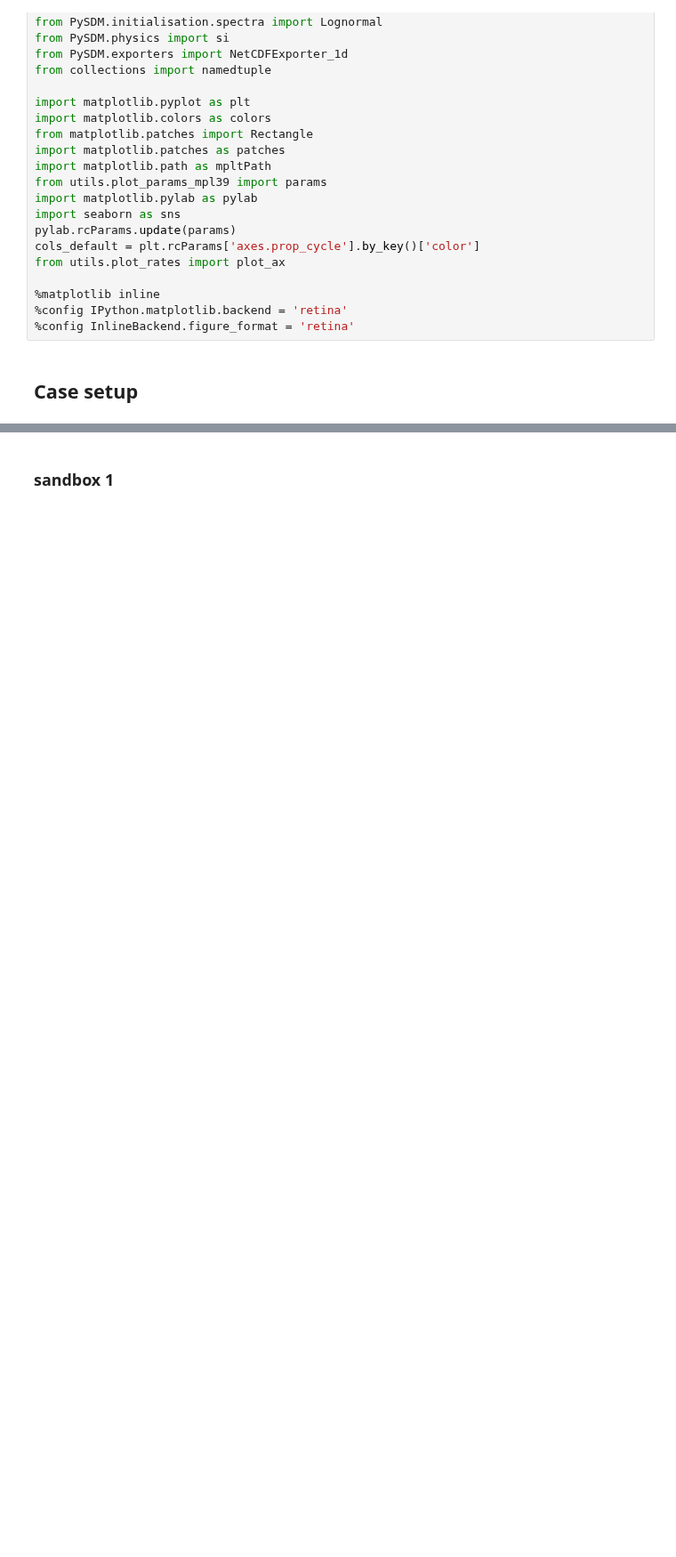
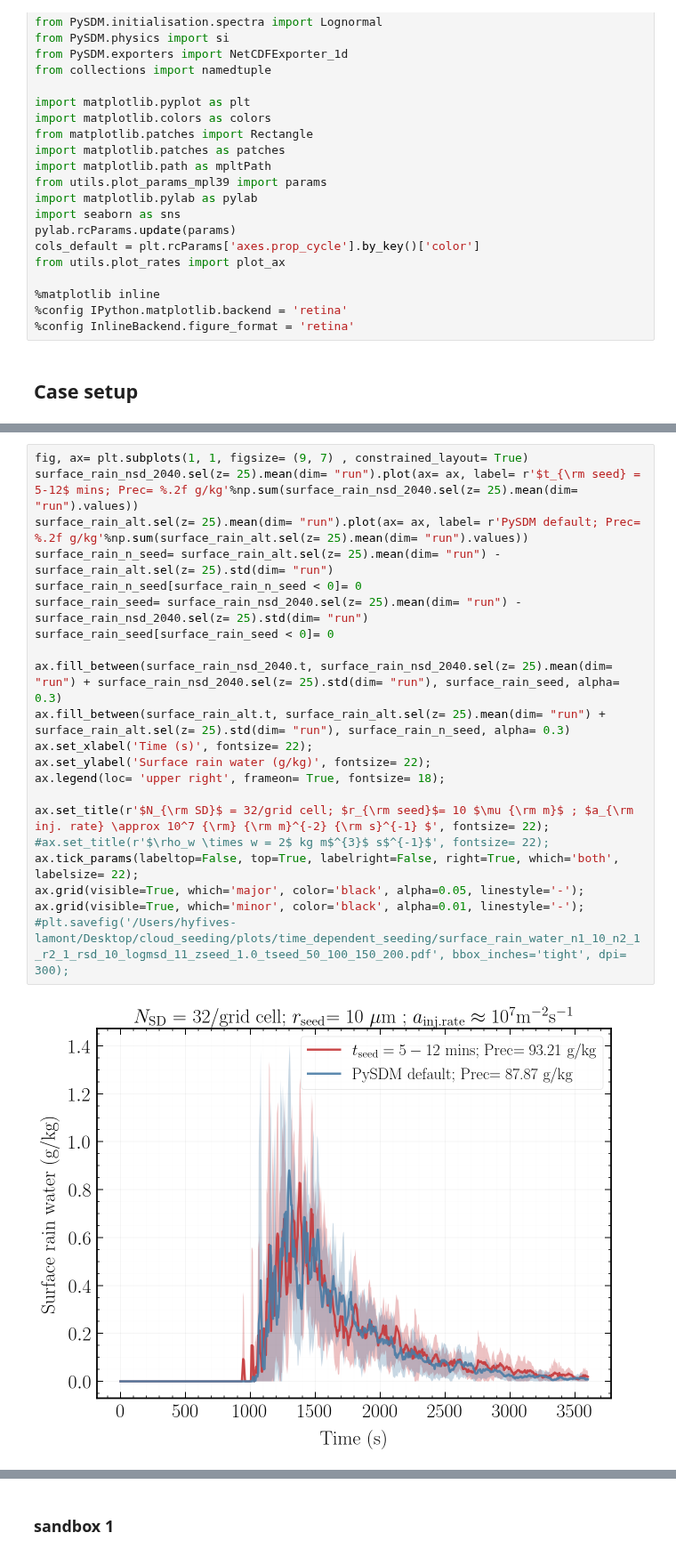
Before and after one commit to jtbuch/PySDM, a Jupyter notebook: examples/PySDM_examples/Buch_et_al_2024/plot_script_sd_update.ipynb, the cells around one changed output, grey strips where cells are left out. Shown at 89% size. Cells and saved outputs as stored; diff of their text form; blank space fills up the shorter version.

```diff
--- a/examples/PySDM_examples/Buch_et_al_2024/plot_script_sd_update.ipynb
+++ b/examples/PySDM_examples/Buch_et_al_2024/plot_script_sd_update.ipynb
@@ -127,0 +205,23 @@ def stepwise_sd_update(simobj, n_steps, seed_step, seed_z_part, seed_r, seed_m,
+# %%
+fig, ax= plt.subplots(1, 1, figsize= (9, 7) , constrained_layout= True)
+surface_rain_nsd_2040.sel(z= 25).mean(dim= "run").plot(ax= ax, label= r'$t_{\rm seed} = 5-12$ mins; Prec= %.2f g/kg'%np.sum(surface_rain_nsd_2040.sel(z= 25).mean(dim= "run").values))
+surface_rain_alt.sel(z= 25).mean(dim= "run").plot(ax= ax, label= r'PySDM default; Prec= %.2f g/kg'%np.sum(surface_rain_alt.sel(z= 25).mean(dim= "run").values))
+surface_rain_n_seed= surface_rain_alt.sel(z= 25).mean(dim= "run") - surface_rain_alt.sel(z= 25).std(dim= "run")
+surface_rain_n_seed[surface_rain_n_seed < 0]= 0
+surface_rain_seed= surface_rain_nsd_2040.sel(z= 25).mean(dim= "run") - surface_rain_nsd_2040.sel(z= 25).std(dim= "run")
+surface_rain_seed[surface_rain_seed < 0]= 0
+
+ax.fill_between(surface_rain_nsd_2040.t, surface_rain_nsd_2040.sel(z= 25).mean(dim= "run") + surface_rain_nsd_2040.sel(z= 25).std(dim= "run"), surface_rain_seed, alpha= 0.3)
+ax.fill_between(surface_rain_alt.t, surface_rain_alt.sel(z= 25).mean(dim= "run") + surface_rain_alt.sel(z= 25).std(dim= "run"), surface_rain_n_seed, alpha= 0.3)
+ax.set_xlabel('Time (s)', fontsize= 22);
+ax.set_ylabel('Surface rain water (g/kg)', fontsize= 22);
+ax.legend(loc= 'upper right', frameon= True, fontsize= 18);
+
+ax.set_title(r'$N_{\rm SD}$ = 32/grid cell; $r_{\rm seed}$= 10 $\mu {\rm m}$ ; $a_{\rm inj. rate} \approx 10^7 {\rm} {\rm m}^{-2} {\rm s}^{-1} $', fontsize= 22);
+#ax.set_title(r'$\rho_w \times w = 2$ kg m$^{3}$ s$^{-1}$', fontsize= 22);
+ax.tick_params(labeltop=False, top=True, labelright=False, right=True, which='both', labelsize= 22);
+ax.grid(visible=True, which='major', color='black', alpha=0.05, linestyle='-');
+ax.grid(visible=True, which='minor', color='black', alpha=0.01, linestyle='-');
+#plt.savefig('/Users/hyfives-lamont/Desktop/cloud_seeding/plots/time_dependent_seeding/surface_rain_water_n1_10_n2_1_r2_1_rsd_10_logmsd_11_zseed_1.0_tseed_50_100_150_200.pdf', bbox_inches='tight', dpi= 300);
+# %% [output]
+[figure, added]
```
Also changed, not shown: parts of 56 cells of this notebook, 2 other files.
